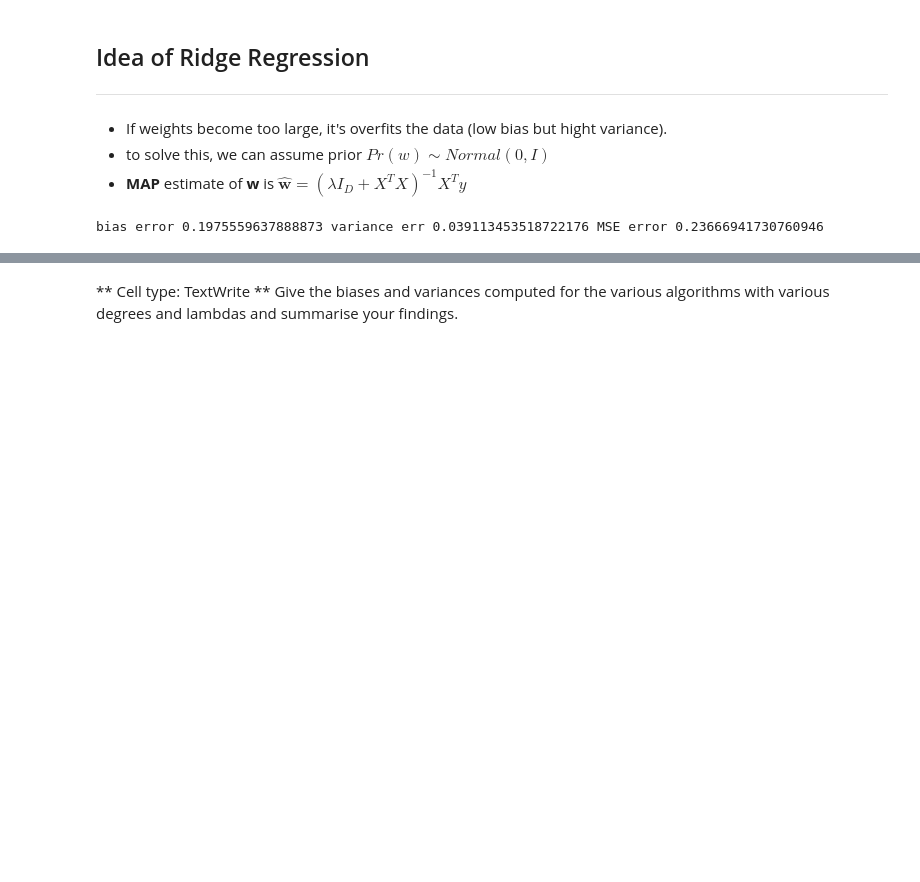
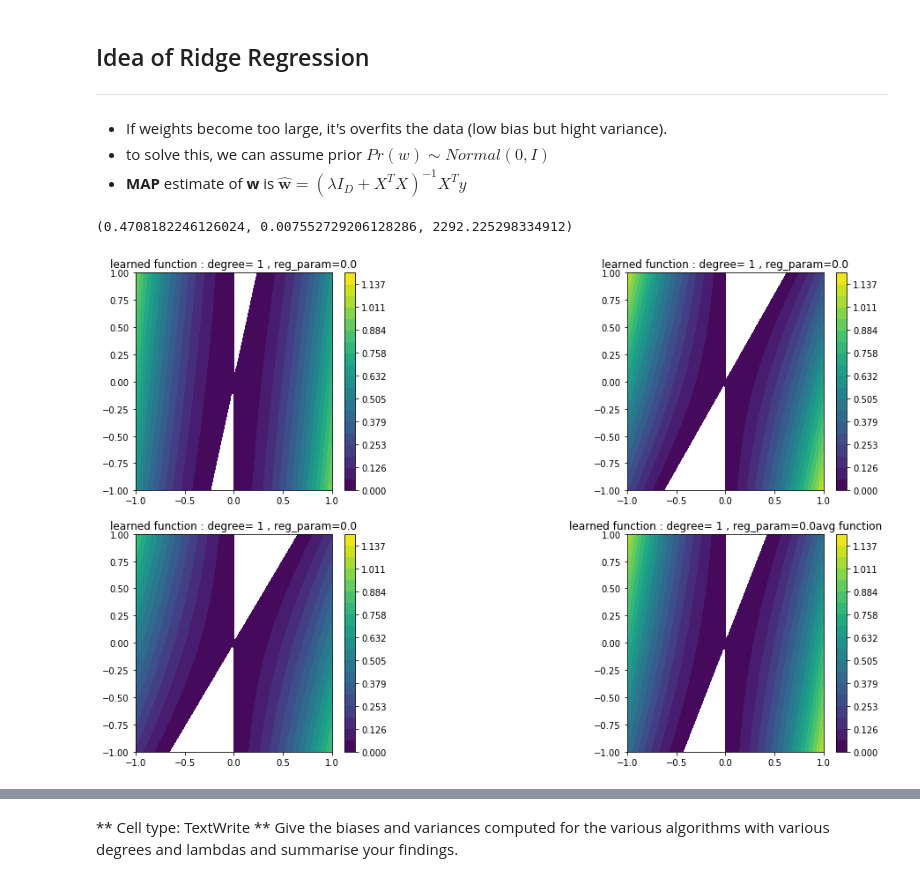
Before and after one commit to rahulbiswas876/Pattern-Recog-And-Machine-Learning, a Jupyter notebook: My ProgAssmt1A_student-Copy1.ipynb, the cells around one changed output, grey strips where cells are left out. Cells and saved outputs as stored; diff of their text form; code cells hidden in the pictures; blank space fills up the shorter version.

Commit message:
finshed 4, plots 4th done, plots 3 done

```diff
--- a/My ProgAssmt1A_student-Copy1.ipynb
+++ b/My ProgAssmt1A_student-Copy1.ipynb
@@ -960,20 +960,20 @@ def polynomial_regression_ridge_pred(X_test, wt_vector, degree=1):
 # print('predicted y', y_predicted)
 # %%
 
-# def visualise_polynomial_2d(wt_vector, degree, title=""):
+def visualise_polynomial_2d(wt_vector, degree, title=""):
 
-#     X,Y = np.meshgrid(np.linspace(-1,1,100), np.linspace(-1,1,100))
+    X,Y = np.meshgrid(np.linspace(-1,1,100), np.linspace(-1,1,100))
 
-#     Z = np.zeros(X.shape)
+    Z = np.zeros(X.shape)
 
-#     for i in range(Z.shape[0]):
-#         for j in range(Z.shape[1]):
-#             point = np.array([[X[i,j], Y[i,j]]])
-#             Z[i,j] = polynomial_regression_ridge_pred(X_test=point, wt_vector=weig, degree=degree)
+    for i in range(Z.shape[0]):
+        for j in range(Z.shape[1]):
+            point = np.array([[X[i,j], Y[i,j]]])
+            Z[i,j] = polynomial_regression_ridge_pred(X_test=point, wt_vector=wt_vector, degree=degree)
 
-#     plt.contourf(X,Y,Z,levels=np.linspace(0.,1.2 , 20))
-#     plt.title('learned function : degree= '+ str(degree)+ ' , reg_param=' + title)
-#     plt.colorbar()
+    plt.contourf(X,Y,Z,levels=np.linspace(0.,1.2 , 20))
+    plt.title('learned function : degree= '+ str(degree)+ ' , reg_param=' + title)
+    plt.colorbar()
 
 
 # visualise_polynomial_2d(wt_vector=weig, degree=degree, title=str(reg_param))
@@ -1108,47 +1108,54 @@ def compute_BV_error_sample_plot_v2(degree, reg_param, num_training_samples=50):
         x, y = samples(num_training_samples)
         weights[i] = np.array([polynomial_regression_ridge_train(x, y, degree=degree, reg_param=reg_param)])
 
-#     print('weights vec', weights)
 
-
-
-    x1_x2points = np.array(np.meshgrid(np.linspace(-1,1,1), np.linspace(-1,1,1))).T.reshape(-1,2)
-#     print('points', x1_x2points)
+    x1_x2points = np.array(np.meshgrid(np.linspace(-1,1,100), np.linspace(-1,1,100))).T.reshape(-1,2)
 
     MSE_error = 0.0
     bias_square_error = 0.0
     variance_error = 0.0
 
     variance_error_ary = np.zeros(shape=(x1_x2points.shape[0],))
     mse_error_ary = np.zeros(shape=(x1_x2points.shape[0],))
 
 
     true_func = compute_y(x1_x2points)
-#     print('ture fun', true_func)
 
     avg_weight = np.mean(weights, axis=0)
-#     print('avg wei', avg_weight)
 
     avg_func = polynomial_regression_ridge_pred(X_test=x1_x2points, wt_vector=avg_weight, degree=degree)
-#     print('avg_fun', avg_func)
 
     bias_square_error = np.sum((1/avg_func.shape[0])*((avg_func - true_func)**2),axis=0)
-#     print('bs err', bias_square_error)
 
     #compute variance error and mse in same loop
     for i in range(num_of_runs):
         func_sample_i = polynomial_regression_ridge_pred(x1_x2points, weights[i],degree)
         mse_error_ary += (func_sample_i - true_func)**2
         variance_error_ary +=  (func_sample_i - avg_func)**2
 
     variance_error = (1/variance_error_ary.shape[0])*(np.sum((1/num_of_runs)*variance_error_ary, axis=0))
     MSE_error = np.sum((1/num_of_runs)*mse_error_ary,axis=0)
 
+    fig = plt.subplots(nrows=2, ncols=2,figsize=(15,10), edgecolor='r')
+    plt.subplots_adjust(wspace=1)
+    plots_pos = np.array([221,222,223, 224])
 
-    print('bias error', bias_square_error, 'variance err', variance_error , 'MSE error', MSE_error)
+    for i in range(3):
+        ax1 = plt.subplot(plots_pos[i])
+        visualise_polynomial_2d(weights[i], degree, str(reg_param))
+
+    ax2 = plt.subplot(plots_pos[3])
+    visualise_polynomial_2d(avg_weight, degree, str(reg_param) + 'avg function')
+
+
+
+
+    return bias_square_error**(1/2), variance_error, MSE_error
+    #print('bias error', bias_square_error, 'variance err', variance_error , 'MSE error', MSE_error)
 
 
 
 compute_BV_error_sample_plot_v2(degree=1, reg_param=0.0, num_training_samples=50)
 # %% [output]
-bias error 0.1975559637888873 variance err 0.039113453518722176 MSE error 0.23666941730760946
+(0.4708182246126024, 0.007552729206128286, 2292.225298334912)
+[figure, added]
```
Also changed, not shown: parts of 8 cells of this notebook, 1 other file.
